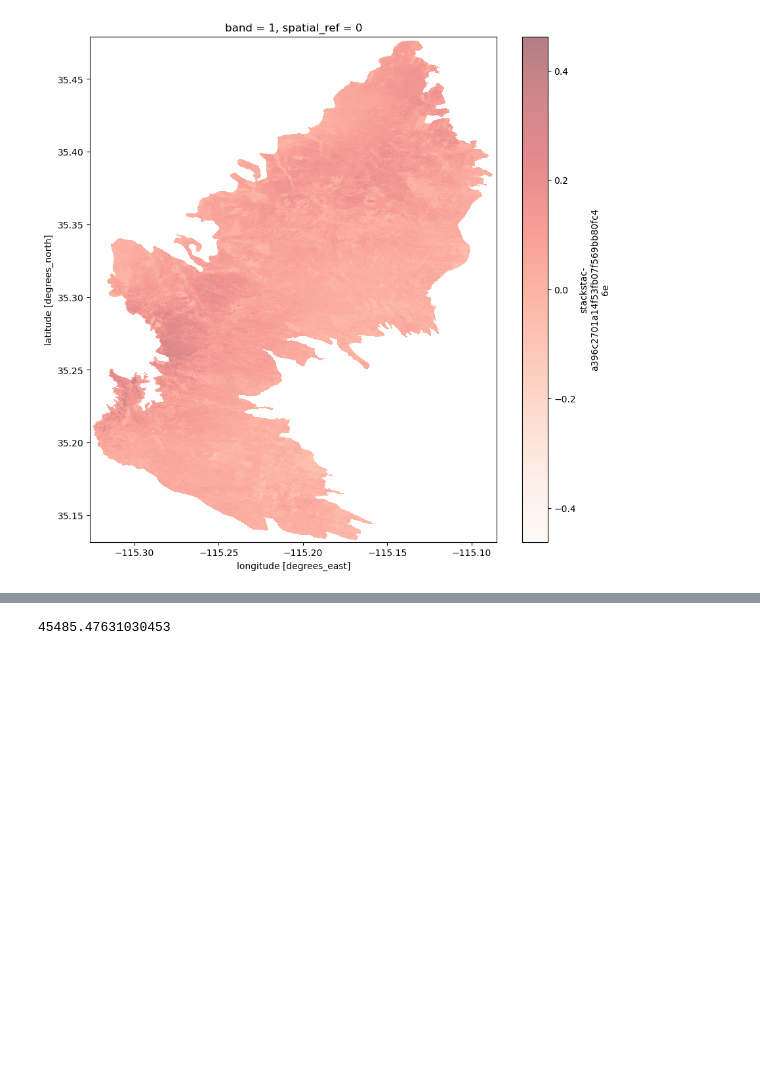
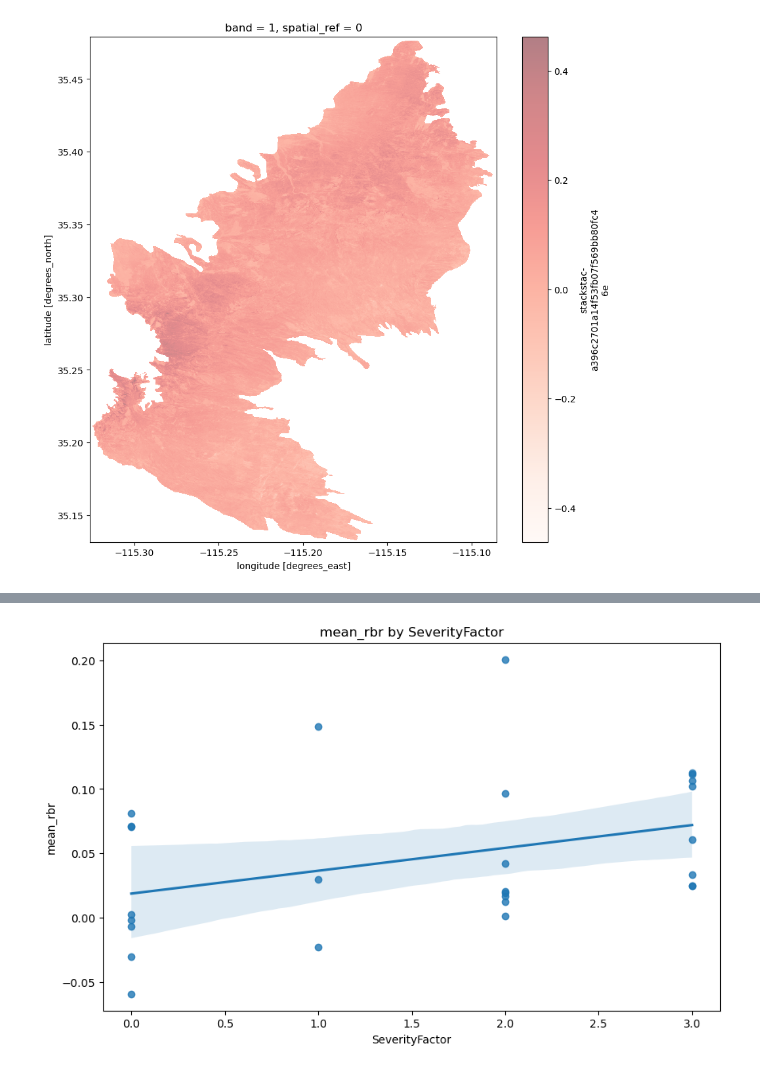
Before and after one commit to SchmidtDSE/burn-severity-mapping-poc, a Jupyter notebook: exploratory/ground_truth_comparison_york.ipynb, the cells around one changed output, grey strips where cells are left out. Saved outputs shown, nothing was run; the diff lists cells and outputs as text; code cells hidden in the pictures; blank space fills up the shorter version.

```diff
--- a/exploratory/ground_truth_comparison_york.ipynb
+++ b/exploratory/ground_truth_comparison_york.ipynb
@@ -121,5 +131,37 @@ gdf.to_crs('EPSG:32610', inplace=True) # for approximate distance in meters
-# %%
-approx_distance = rbr_gdf.distance(gdf.geometry).mean()
-approx_distance
-# %% [output]
-45485.47631030453
+# %%
+# Empty dataframe to store results
+df_results = []
+
+# Iterate over each point
+for idx, row in severity_points_gdf.iterrows():
+    # Draw a circle around the point
+    circle = row.geometry.buffer(0.001)
+
+    # Get pixels within the circle for each DataArray
+    pixels_rbr = rbr.rio.clip([circle])
+    pixels_dnbr = dnbr.rio.clip([circle])
+
+    # Aggregate pixels and store the result
+    result = {
+        'FID': idx,
+        'mean_rbr': pixels_rbr.mean().values.item(),
+        'median_rbr': pixels_rbr.median().values.item(),
+        'std_rbr': pixels_rbr.std().values.item(),
+        'mean_dnbr': pixels_dnbr.mean().values.item(),
+        'median_dnbr': pixels_dnbr.median().values.item(),
+        'std_dnbr': pixels_dnbr.std().values.item()
+    }
+
+    df_results.append(result)
+
+# Convert to geopandas dataframe
+gdf_aggregated_metrics = gpd.GeoDataFrame(df_results).set_index('FID')
+# %%
+gdf_aggr = severity_points_gdf.join(gdf_aggregated_metrics)
+# %%
+plt.figure(figsize=(10, 6))
+sns.regplot(x='SeverityFactor', y='mean_rbr', data=gdf_aggr)
+plt.title('mean_rbr by SeverityFactor')
+plt.show()
+# %% [output]
+[figure, added]
```
Also changed, not shown: parts of 15 cells of this notebook, 2 other files.
